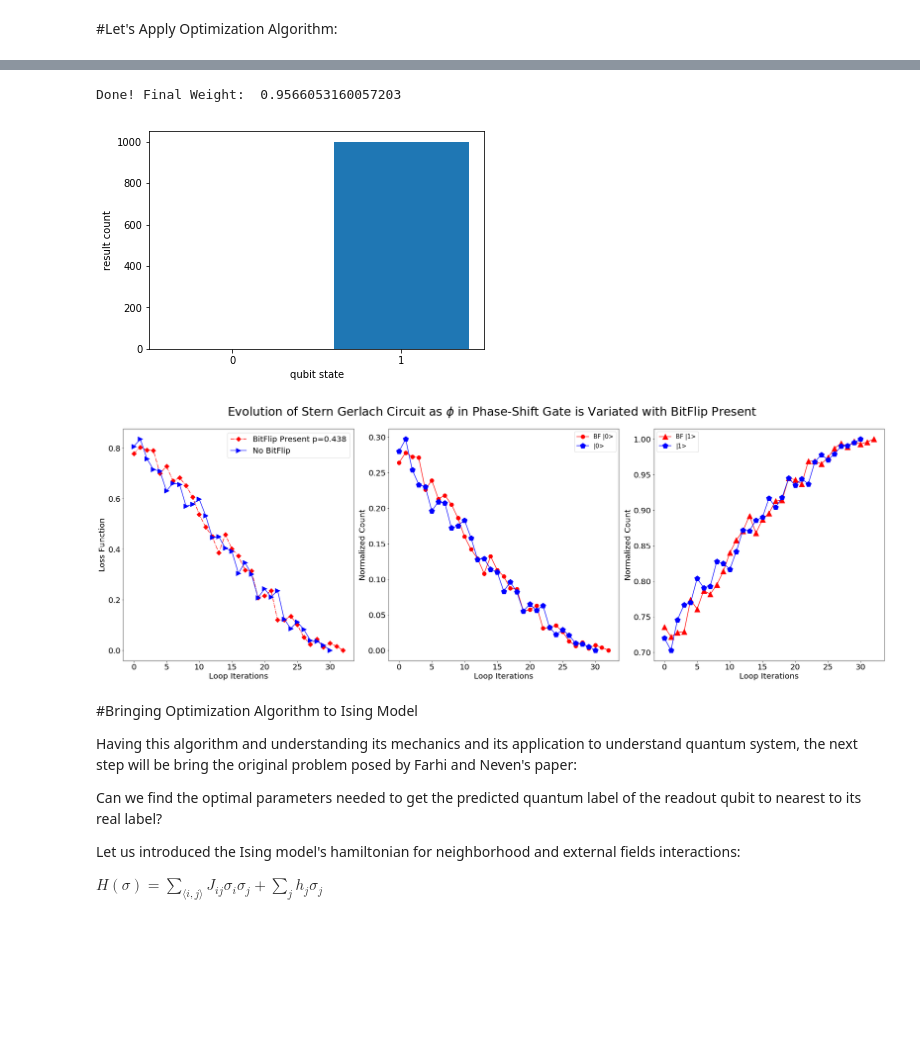
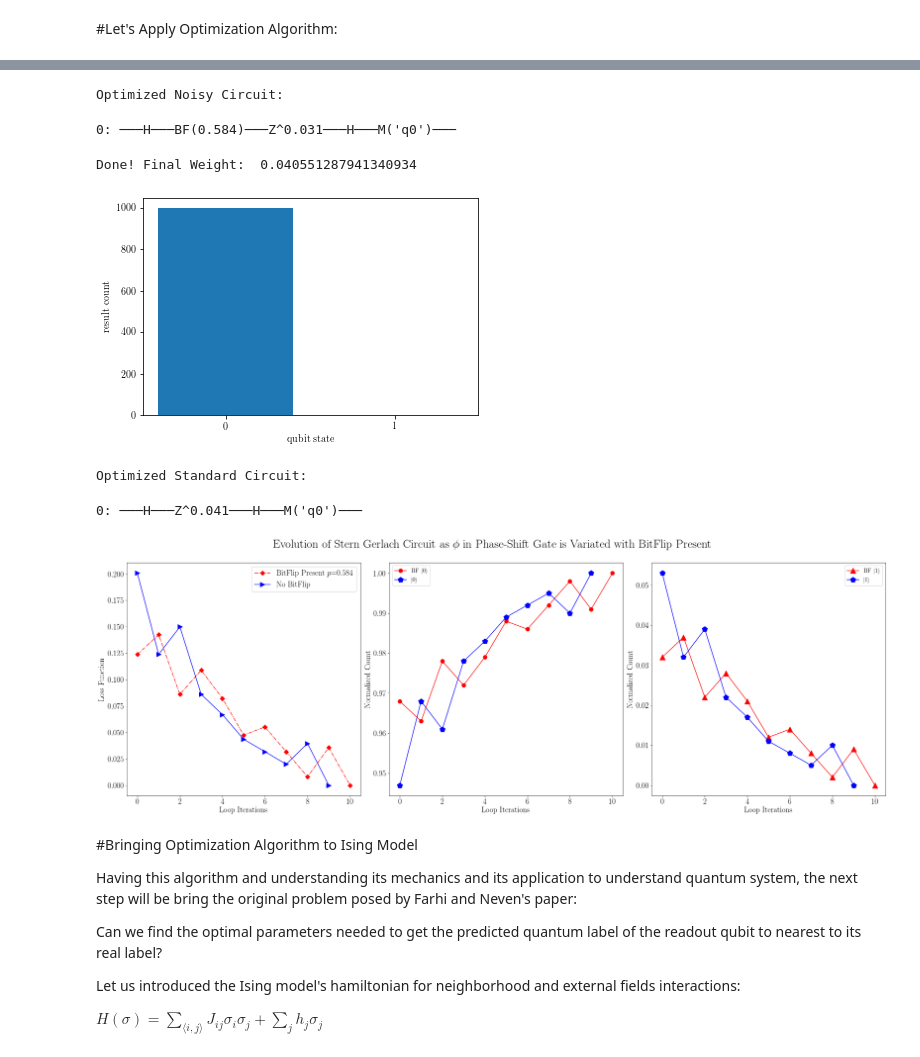
Before and after one commit to enriqueasegura/Quantum-X, a Jupyter notebook: Quantum_X_Write_Up.ipynb, the cells around one changed output, grey strips where cells are left out. Drawn from its saved outputs; the diff is of its cells as text; code cells hidden in the pictures; blank space fills up the shorter version.

```diff
--- a/Quantum_X_Write_Up.ipynb
+++ b/Quantum_X_Write_Up.ipynb
@@ -524,6 +514,7 @@ def stern_gerlach_ml(learning_rate, random_t_parameter):
   zero_state_arr =[]
   one_state_arr =[]
 
+  delta_theta = []
 
   status = 'not done'
   count =1
@@ -958,52 +951,64 @@ Done! Final Weight:  0.9802240954577512
+# %%
+print('Optimized Noisy Circuit:')
+noisy_stern_gerlach_circuit(circuit_with_ml_noisy[3],  random_noise_p, 'no')
+# %% [output]
+Optimized Noisy Circuit:
+0: ───H───BF(0.584)───Z^0.031───H───M('q0')───
 # %%
 circuit_with_ml_normal = stern_gerlach_ml(0.01, phase_zgate)
 # %% [output]
-Done! Final Weight:  0.9566053160057203
+Done! Final Weight:  0.040551287941340934
-[figure, old version]
+[figure, new version]
+# %%
+print('Optimized Standard Circuit:')
+stern_gerlach_circuit(circuit_with_ml_normal[3],'no')
+# %% [output]
+Optimized Standard Circuit:
+0: ───H───Z^0.041───H───M('q0')───
 # %%
 plot_ml_noise_comparison = plt.figure(figsize=(28,10))
 
 plt.subplot(131)
 
-plt.plot(circuit_with_ml_noisy[1], color='red', linestyle='-.', marker='D', markersize=8, label='BitFlip Present p='+str(np.around(random_noise_p,3)))
+plt.plot(circuit_with_ml_noisy[1], color='red', linestyle='-.', marker='D', markersize=8, label='BitFlip Present $p$='+str(np.around(random_noise_p,3)))
 plt.plot(circuit_with_ml_normal[1], marker='>', color='blue', markersize=12, label ='No BitFlip')
 
 plt.ylabel('Loss Function', fontsize=20)
 plt.xlabel('Loop Iterations', fontsize=20)
 
 plt.legend(loc='best', fontsize=20)
 plt.tick_params(labelsize=20)
 
 plt.subplot(132)
 
-plt.plot(circuit_with_ml_noisy[5], label = 'BF |0>', linestyle='-', marker ='o', markersize=10, color='red')
-plt.plot(circuit_with_ml_normal[5], label = '|0>', linestyle='-', marker ='p', markersize=14, color='blue')
+plt.plot(circuit_with_ml_noisy[5], label = r'BF $|0 \rangle$', linestyle='-', marker ='o', markersize=10, color='red')
+plt.plot(circuit_with_ml_normal[5], label = r'$|0 \rangle$', linestyle='-', marker ='p', markersize=14, color='blue')
 
 plt.legend(loc='best', fontsize=15)
 plt.tick_params(labelsize=20)
 
 plt.xlabel('Loop Iterations', fontsize=20)
 plt.ylabel('Normalized Count', fontsize=20)
 
 plt.subplot(133)
-plt.plot( circuit_with_ml_noisy[6], label = 'BF |1>', linestyle='-', marker ='^', markersize=14, color='red')
-plt.plot(circuit_with_ml_normal[6], label = '|1>', linestyle='-', marker ='p', markersize=14, color='blue')
+plt.plot( circuit_with_ml_noisy[6], label = r'BF $|1 \rangle$', linestyle='-', marker ='^', markersize=14, color='red')
+plt.plot(circuit_with_ml_normal[6], label = r'$|1 \rangle$', linestyle='-', marker ='p', markersize=14, color='blue')
 
 plt.legend(loc='best', fontsize=15)
 plt.tick_params(labelsize=20)
 
 plt.xlabel('Loop Iterations', fontsize=20)
 plt.ylabel('Normalized Count', fontsize=20)
 
 
 plt.suptitle(r'Evolution of Stern Gerlach Circuit as $\phi$ in Phase-Shift Gate is Variated with BitFlip Present', fontsize=30)
 plt.tick_params(labelsize=20)
 
 plt.tight_layout()
 
 plt.subplots_adjust(top=.9)
 # %% [output]
-[figure, old version]
+[figure, new version]
 # %% [markdown]
 #Bringing Optimization Algorithm to Ising Model
 
```
Also changed, not shown: parts of 40 cells of this notebook.
